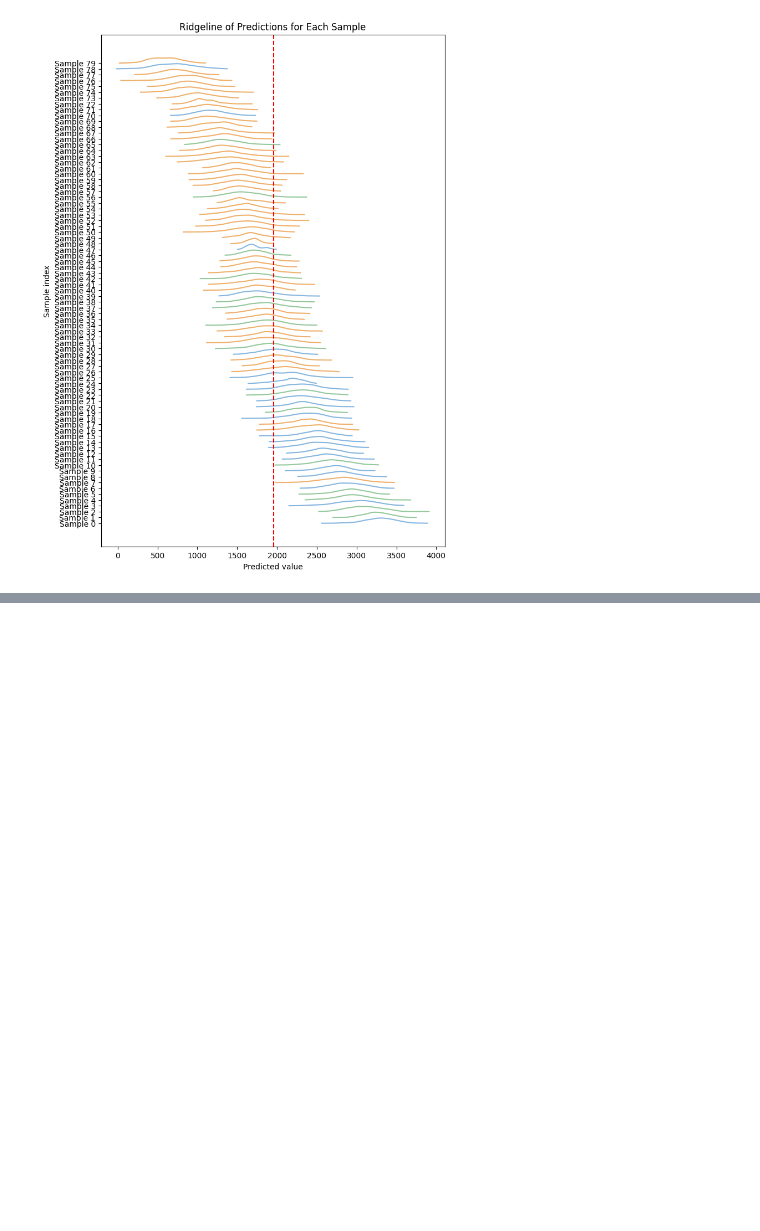
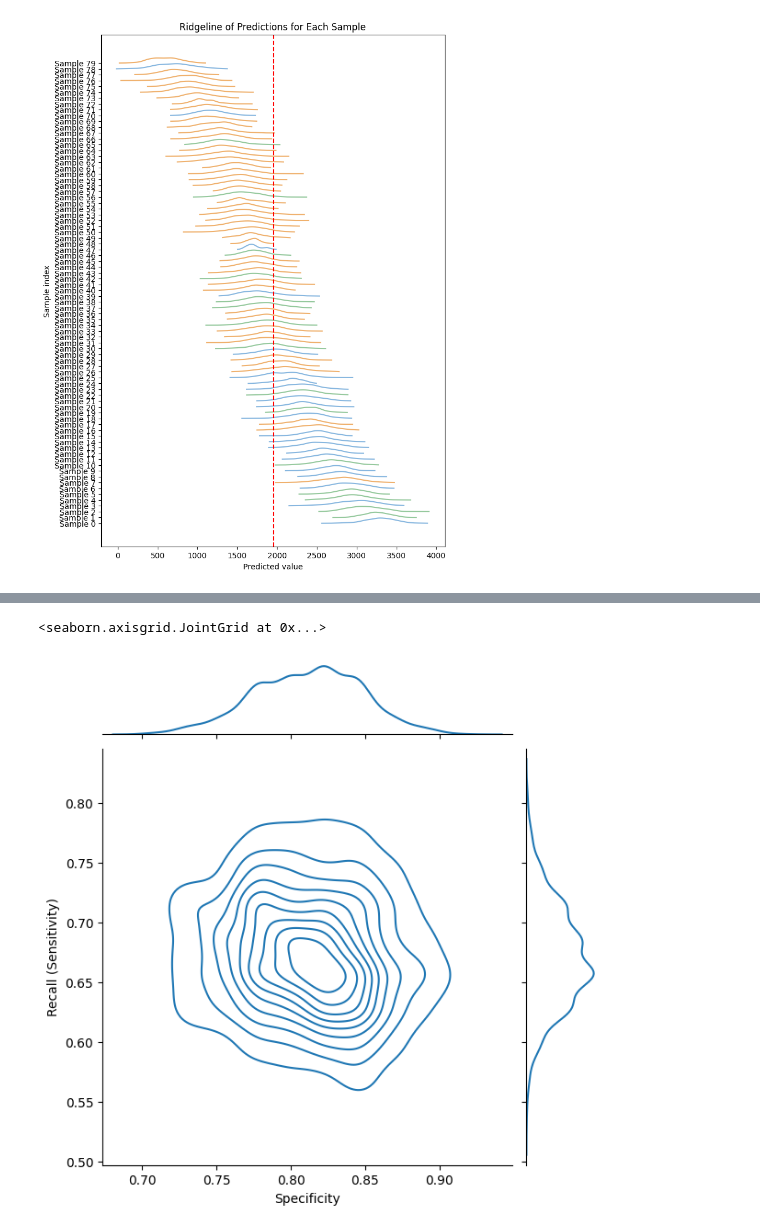
Before and after one commit to etabari/goya_paper, a Jupyter notebook: coo-modeling/03.01-ens-regression-gene_noAf.ipynb, the cells around one changed output, grey strips where cells are left out. Drawn from its saved outputs; the diff is of its cells as text; code cells hidden in the pictures; blank space fills up the shorter version.

```diff
--- a/coo-modeling/03.01-ens-regression-gene_noAf.ipynb
+++ b/coo-modeling/03.01-ens-regression-gene_noAf.ipynb
@@ -431,0 +527,6 @@ array([5.36288867e-05, 5.67765855e-05, 6.00509627e-05, 6.34531846e-05,
+# %%
+p = sns.jointplot(x=specificities, y=recalls, kind="kde")
+p.set_axis_labels("Specificity", "Recall (Sensitivity)")
+# %% [output]
+<seaborn.axisgrid.JointGrid at 0x...>
+[figure, added]
```
Also changed, not shown: parts of 12 cells of this notebook, 2 other files.
